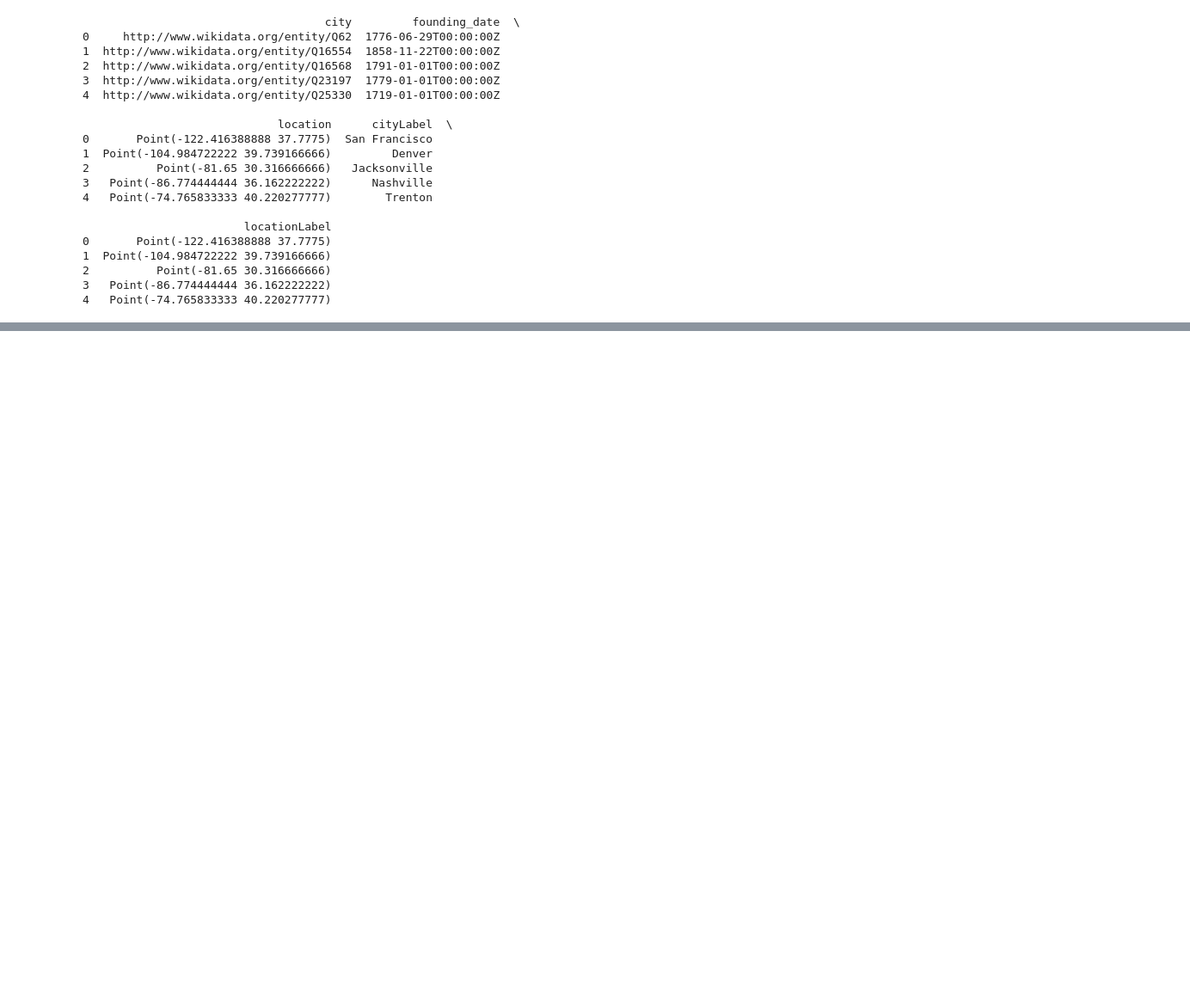
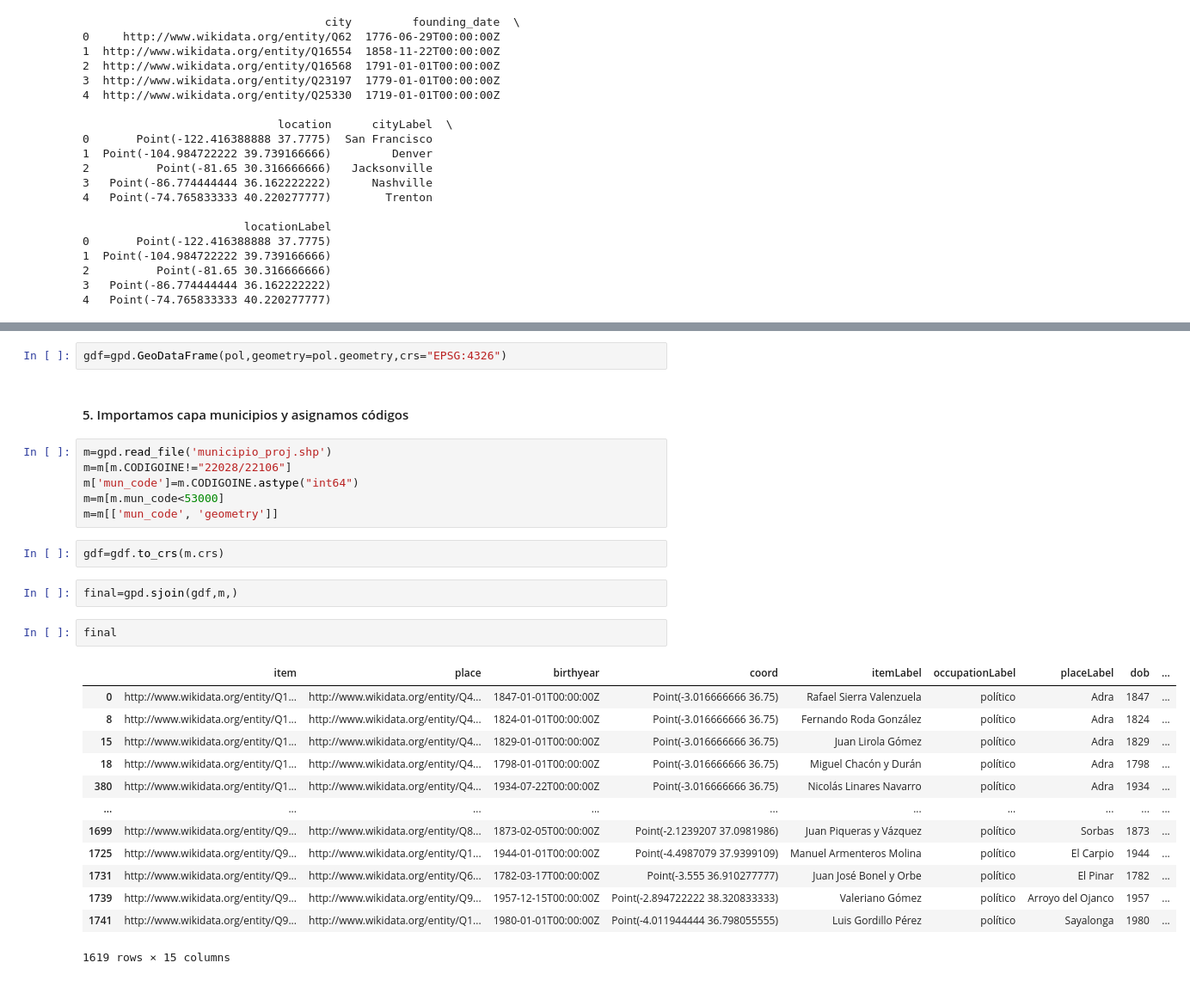
Before and after one commit to otoperalias/miscellanea, a Jupyter notebook: Wikidata_queries.ipynb, the cells around one changed output, grey strips where cells are left out. Shown: that part at 86% size. Drawn from its saved outputs; the diff is of its cells as text; blank space fills up the shorter version.

```diff
--- a/Wikidata_queries.ipynb
+++ b/Wikidata_queries.ipynb
@@ -181,0 +225,30 @@ ORDER BY ?nombrePersona
+# %%
+gdf=gpd.GeoDataFrame(pol,geometry=pol.geometry,crs="EPSG:4326")
+# %% [markdown]
+#### 5. Importamos capa municipios y asignamos códigos
+# %%
+m=gpd.read_file('municipio_proj.shp')
+m=m[m.CODIGOINE!="22028/22106"]
+m['mun_code']=m.CODIGOINE.astype("int64")
+m=m[m.mun_code<53000]
+m=m[['mun_code', 'geometry']]
+# %%
+gdf=gdf.to_crs(m.crs)
+# %%
+final=gpd.sjoin(gdf,m,)
+# %%
+final
+# %% [output]
+|  | item | place | birthyear | coord | itemLabel | occupationLabel | placeLabel | dob | ... |
+| 0 | http://www.wikidata.org/entity/Q1... | http://www.wikidata.org/entity/Q4... | 1847-01-01T00:00:00Z | Point(-3.016666666 36.75) | Rafael Sierra Valenzuela | político | Adra | 1847 | ... |
+| 8 | http://www.wikidata.org/entity/Q1... | http://www.wikidata.org/entity/Q4... | 1824-01-01T00:00:00Z | Point(-3.016666666 36.75) | Fernando Roda González | político | Adra | 1824 | ... |
+| 15 | http://www.wikidata.org/entity/Q1... | http://www.wikidata.org/entity/Q4... | 1829-01-01T00:00:00Z | Point(-3.016666666 36.75) | Juan Lirola Gómez | político | Adra | 1829 | ... |
+| 18 | http://www.wikidata.org/entity/Q1... | http://www.wikidata.org/entity/Q4... | 1798-01-01T00:00:00Z | Point(-3.016666666 36.75) | Miguel Chacón y Durán | político | Adra | 1798 | ... |
+| 380 | http://www.wikidata.org/entity/Q1... | http://www.wikidata.org/entity/Q4... | 1934-07-22T00:00:00Z | Point(-3.016666666 36.75) | Nicolás Linares Navarro | político | Adra | 1934 | ... |
+| ... | ... | ... | ... | ... | ... | ... | ... | ... | ... |
+| 1699 | http://www.wikidata.org/entity/Q9... | http://www.wikidata.org/entity/Q8... | 1873-02-05T00:00:00Z | Point(-2.1239207 37.0981986) | Juan Piqueras y Vázquez | político | Sorbas | 1873 | ... |
+| 1725 | http://www.wikidata.org/entity/Q9... | http://www.wikidata.org/entity/Q1... | 1944-01-01T00:00:00Z | Point(-4.4987079 37.9399109) | Manuel Armenteros Molina | político | El Carpio | 1944 | ... |
+| 1731 | http://www.wikidata.org/entity/Q9... | http://www.wikidata.org/entity/Q6... | 1782-03-17T00:00:00Z | Point(-3.555 36.910277777) | Juan José Bonel y Orbe | político | El Pinar | 1782 | ... |
+| 1739 | http://www.wikidata.org/entity/Q9... | http://www.wikidata.org/entity/Q9... | 1957-12-15T00:00:00Z | Point(-2.894722222 38.320833333) | Valeriano Gómez | político | Arroyo del Ojanco | 1957 | ... |
+| 1741 | http://www.wikidata.org/entity/Q9... | http://www.wikidata.org/entity/Q1... | 1980-01-01T00:00:00Z | Point(-4.011944444 36.798055555) | Luis Gordillo Pérez | político | Sayalonga | 1980 | ... |
+1619 rows × 15 columns
```
Also changed, not shown: parts of 31 cells of this notebook.
